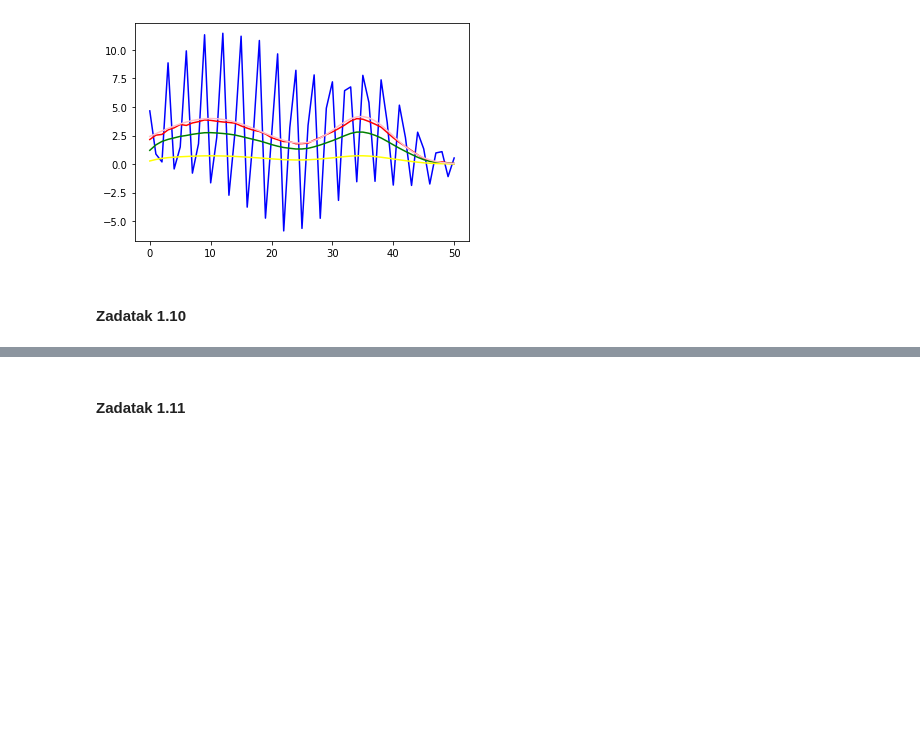
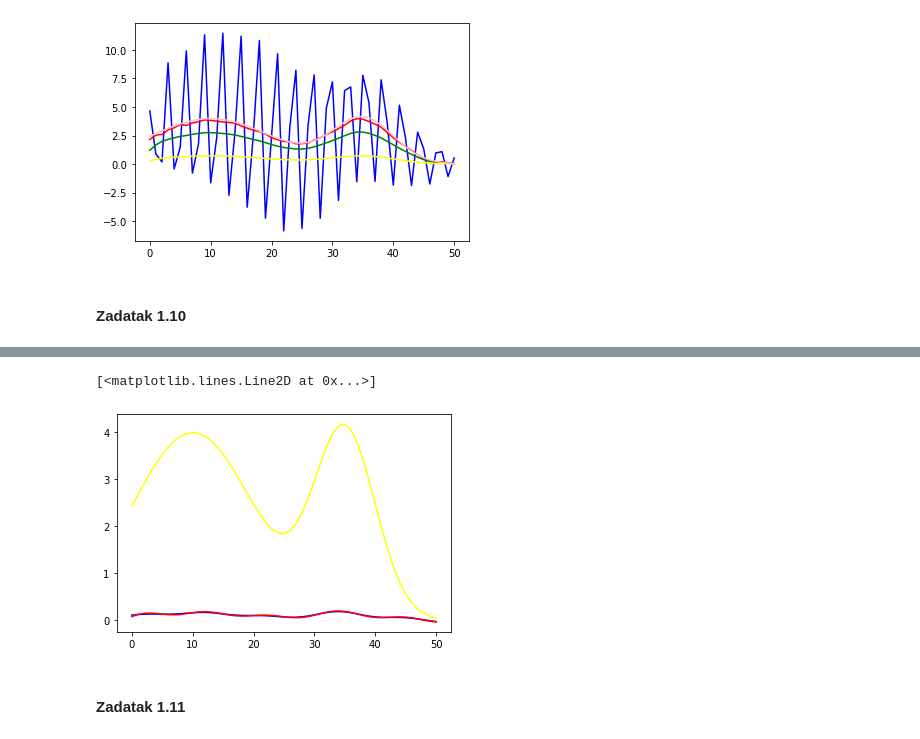
Before and after one commit to elladetic/STEM_GAMES_2022, a Jupyter notebook: Dan 1/code.ipynb, the cells around one changed output, grey strips where cells are left out. Cells and saved outputs as stored; diff of their text form; code cells hidden in the pictures; blank space fills up the shorter version.

```diff
--- a/Dan 1/code.ipynb
+++ b/Dan 1/code.ipynb
@@ -287,3 +293,10 @@ array([ 0.10248884,  0.11462901,  0.12202773,  0.12477693,  0.12423854,
+# %%
+plt.plot(i, x_1, color="blue")
+plt.plot(i, x_2, color="red")
+plt.plot(i, x_real, color="yellow")
+# %% [output]
+[<matplotlib.lines.Line2D at 0x...>]
+[figure, added]
 # %%
 y = np.array([0.8746373926315466063,
 0.9771189752038055287,
```
Also changed, not shown: parts of 1 cell of this notebook, 9 other files.
